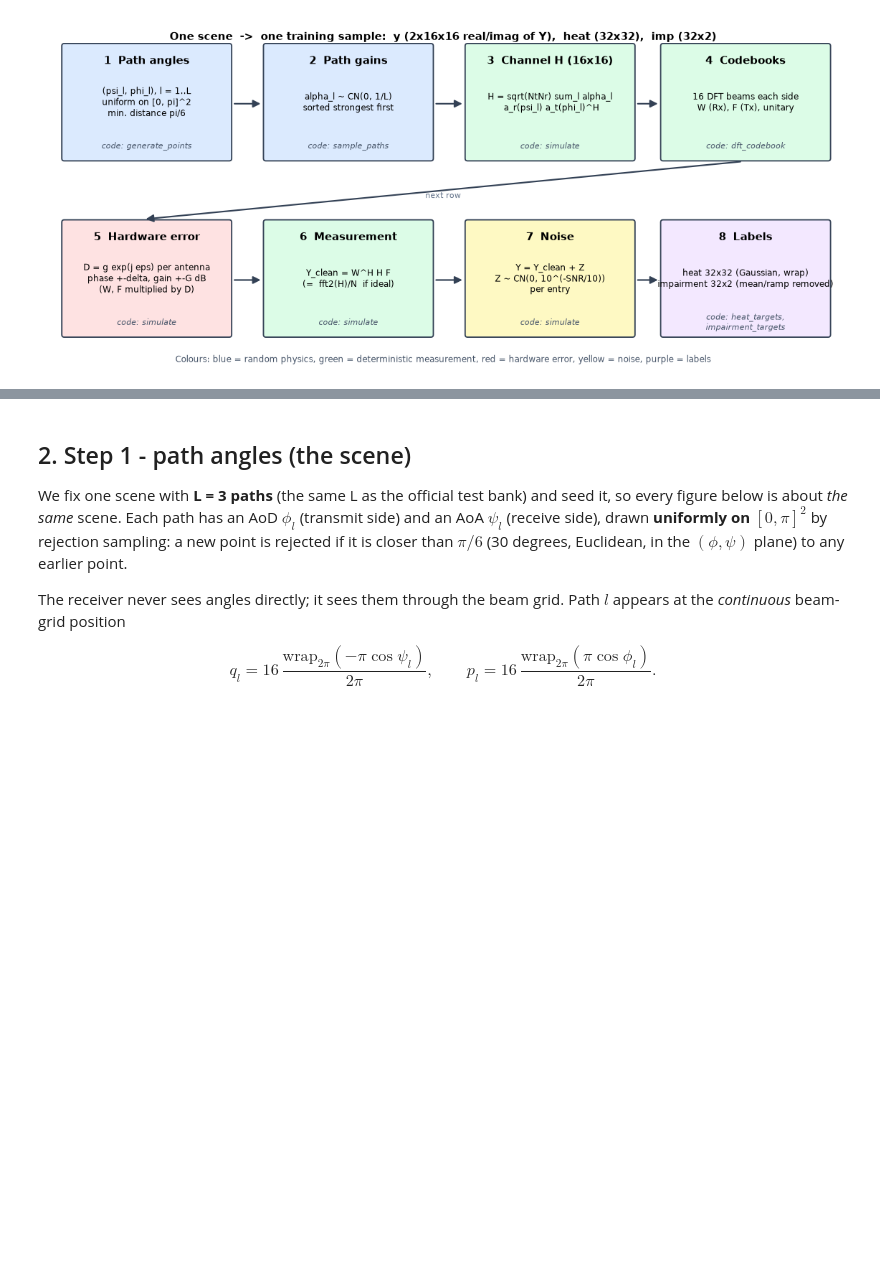
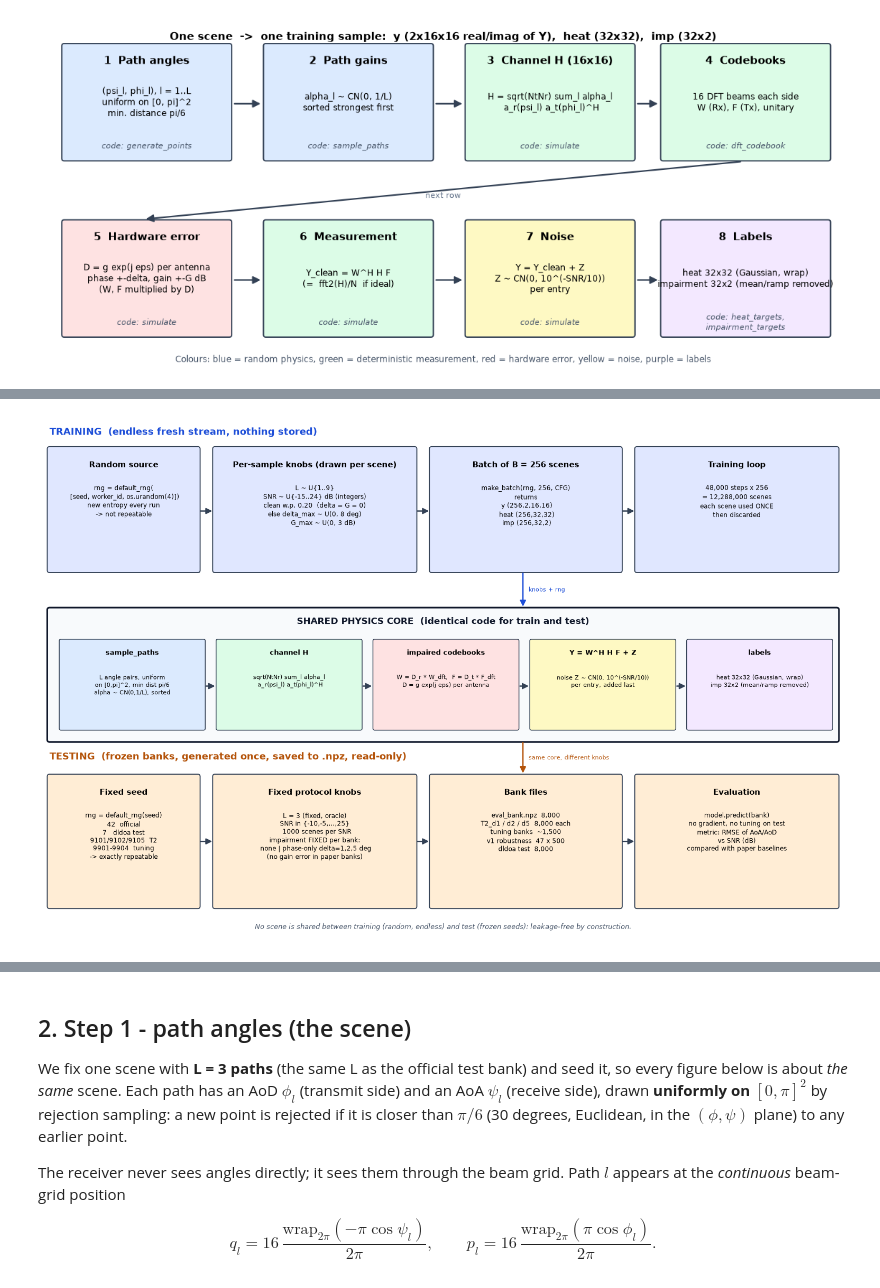
Before and after one commit to Mishatmilon059/DL_DOA_CLONE, a Jupyter notebook: notebooks/IABR_v2_Dataset_Flow.ipynb, the cells around one changed output, grey strips where cells are left out. Drawn from its saved outputs; the diff is of its cells as text; code cells hidden in the pictures; blank space fills up the shorter version.

Commit message:
Dataset-flow notebook: add train-vs-test pipeline diagram and one-sample-per-case galleries
Co-Authored-By: Claude Code <noreply@anthropic.com>

```diff
--- a/notebooks/IABR_v2_Dataset_Flow.ipynb
+++ b/notebooks/IABR_v2_Dataset_Flow.ipynb
@@ -185,0 +190,46 @@ plt.show()
+# %%
+fig, ax = plt.subplots(figsize=(14, 9.2)); ax.set_xlim(0, 14); ax.set_ylim(0, 9.2); ax.axis("off")
+def box(x, y, w, h, title, body, col, fs=8, tfs=9.5):
+    ax.add_patch(FancyBboxPatch((x, y), w, h, boxstyle="round,pad=0.04", fc=col, ec="#334155", lw=1.2))
+    ax.text(x + w / 2, y + h - 0.22, title, ha="center", va="top", fontweight="bold", fontsize=tfs)
+    ax.text(x + w / 2, y + h - 0.62, body, ha="center", va="top", fontsize=fs, linespacing=1.35)
+def arr(a, b, txt=None, c="#334155"):
+    ax.add_patch(FancyArrowPatch(a, b, arrowstyle="-|>", mutation_scale=15, lw=1.6, color=c))
+    if txt: ax.text((a[0] + b[0]) / 2 + .1, (a[1] + b[1]) / 2, txt, ha="left", va="center", fontsize=7.5, color=c)
+
+# ---------------- TRAINING lane (top)
+ax.text(0.1, 8.95, "TRAINING  (endless fresh stream, nothing stored)", fontsize=11.5, fontweight="bold", color="#1d4ed8")
+box(0.1, 6.55, 2.6, 2.15, "Random source", "rng = default_rng(\n [seed, worker_id, os.urandom(4)])\nnew entropy every run\n-> not repeatable", "#e0e7ff")
+box(3.0, 6.55, 3.5, 2.15, "Per-sample knobs (drawn per scene)", "L ~ U{1..9}\nSNR ~ U{-15..24} dB (integers)\nclean w.p. 0.20  (delta = G = 0)\nelse delta_max ~ U(0, 8 deg)\n        G_max ~ U(0, 3 dB)", "#e0e7ff")
+box(6.8, 6.55, 3.3, 2.15, "Batch of B = 256 scenes", "make_batch(rng, 256, CFG)\nreturns\n y (256,2,16,16)\n heat (256,32,32)\n imp (256,32,2)", "#e0e7ff")
+box(10.4, 6.55, 3.5, 2.15, "Training loop", "48,000 steps x 256\n= 12,288,000 scenes\neach scene used ONCE\nthen discarded", "#e0e7ff")
+arr((2.72, 7.6), (2.98, 7.6)); arr((6.52, 7.6), (6.78, 7.6)); arr((10.12, 7.6), (10.38, 7.6))
+
+# ---------------- SHARED CORE (middle)
+ax.add_patch(FancyBboxPatch((0.1, 3.55), 13.8, 2.3, boxstyle="round,pad=0.04", fc="#f8fafc", ec="#0f172a", lw=2))
+ax.text(7, 5.6, "SHARED PHYSICS CORE  (identical code for train and test)", ha="center", fontsize=11, fontweight="bold", color="#0f172a")
+core = [("sample_paths", "L angle pairs, uniform\non [0,pi]^2, min dist pi/6\nalpha ~ CN(0,1/L), sorted", "#dbeafe"),
+        ("channel H", "sqrt(NtNr) sum_l alpha_l\n a_r(psi_l) a_t(phi_l)^H", "#dcfce7"),
+        ("impaired codebooks", "W = D_r * W_dft,  F = D_t * F_dft\nD = g exp(j eps) per antenna", "#fee2e2"),
+        ("Y = W^H H F + Z", "noise Z ~ CN(0, 10^(-SNR/10))\nper entry, added last", "#fef9c3"),
+        ("labels", "heat 32x32 (Gaussian, wrap)\nimp 32x2 (mean/ramp removed)", "#f3e8ff")]
+for i, (t, b, c) in enumerate(core):
+    x = 0.3 + i * 2.75
+    ax.add_patch(FancyBboxPatch((x, 3.75), 2.5, 1.55, boxstyle="round,pad=0.03", fc=c, ec="#334155", lw=1))
+    ax.text(x + 1.25, 5.15, t, ha="center", va="top", fontweight="bold", fontsize=8.8)
+    ax.text(x + 1.25, 4.72, b, ha="center", va="top", fontsize=7.2, linespacing=1.3)
+    if i < 4: arr((x + 2.52, 4.5), (x + 2.73, 4.5))
+arr((8.4, 6.53), (8.4, 5.88), "knobs + rng", "#1d4ed8")
+
+# ---------------- TESTING lane (bottom)
+ax.text(0.1, 3.2, "TESTING  (frozen banks, generated once, saved to .npz, read-only)", fontsize=11.5, fontweight="bold", color="#b45309")
+box(0.1, 0.6, 2.6, 2.3, "Fixed seed", "rng = default_rng(seed)\n42  official\n7   dldoa test\n9101/9102/9105  T2\n9901-9904  tuning\n-> exactly repeatable", "#ffedd5", fs=7.6)
+box(3.0, 0.6, 3.5, 2.3, "Fixed protocol knobs", "L = 3 (fixed, oracle)\nSNR in {-10,-5,...,25}\n  1000 scenes per SNR\nimpairment FIXED per bank:\n none | phase-only delta=1,2,5 deg\n(no gain error in paper banks)", "#ffedd5", fs=7.6)
+box(6.8, 0.6, 3.3, 2.3, "Bank files", "eval_bank.npz  8,000\nT2_d1 / d2 / d5  8,000 each\ntuning banks  ~1,500\nv1 robustness  47 x 500\ndldoa test  8,000", "#ffedd5", fs=7.6)
+box(10.4, 0.6, 3.5, 2.3, "Evaluation", "model.predict(bank)\nno gradient, no tuning on test\nmetric: RMSE of AoA/AoD\nvs SNR (dB)\ncompared with paper baselines", "#ffedd5", fs=7.6)
+arr((2.72, 1.75), (2.98, 1.75)); arr((6.52, 1.75), (6.78, 1.75)); arr((10.12, 1.75), (10.38, 1.75))
+arr((8.4, 3.53), (8.4, 2.93), "same core, different knobs", "#b45309")
+ax.text(7, 0.2, "No scene is shared between training (random, endless) and test (frozen seeds): leakage-free by construction.", ha="center", fontsize=8.5, color="#475569", style="italic")
+plt.tight_layout(); plt.show()
+# %% [output]
+[figure, added]
```
Also changed, not shown: parts of 6 cells of this notebook, 1 other file.
